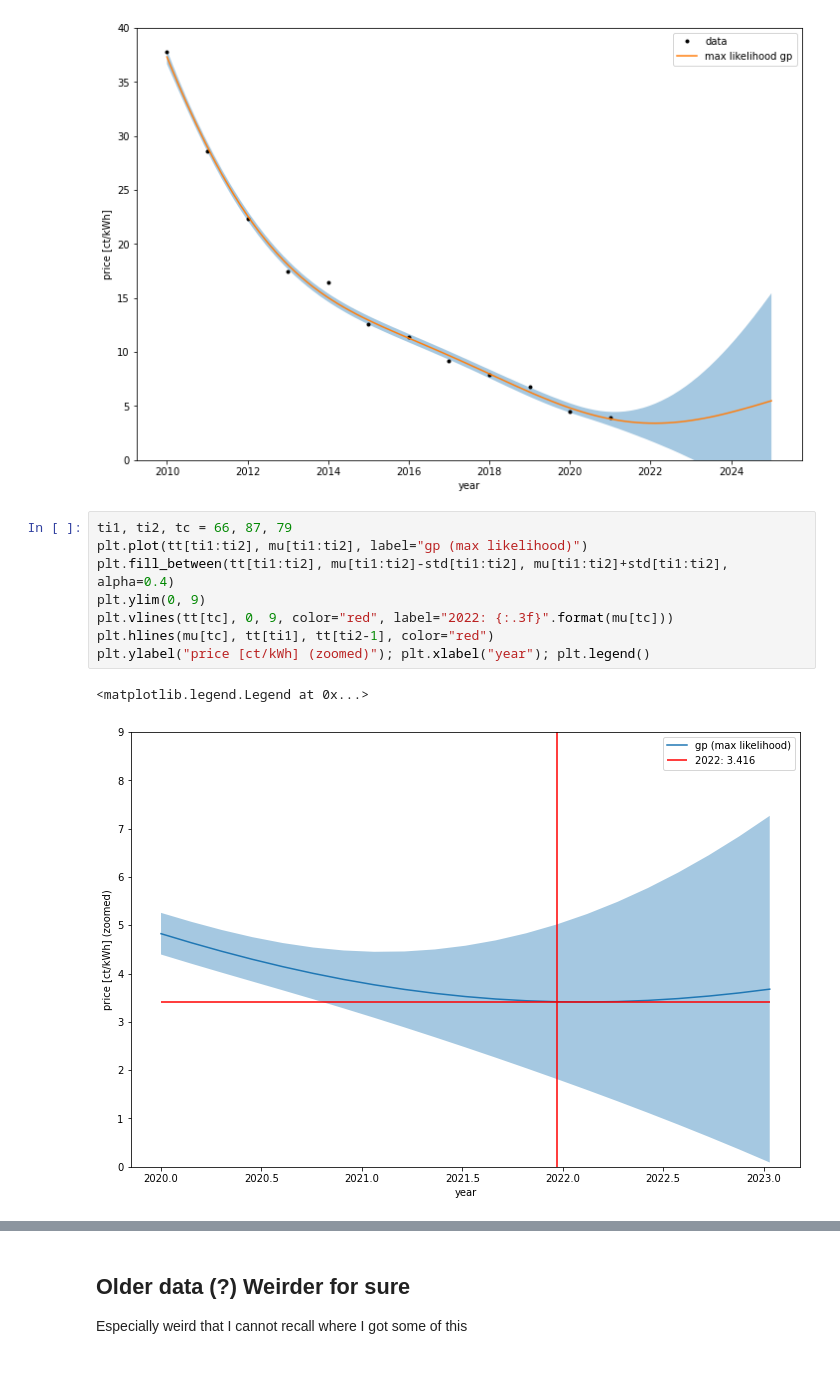
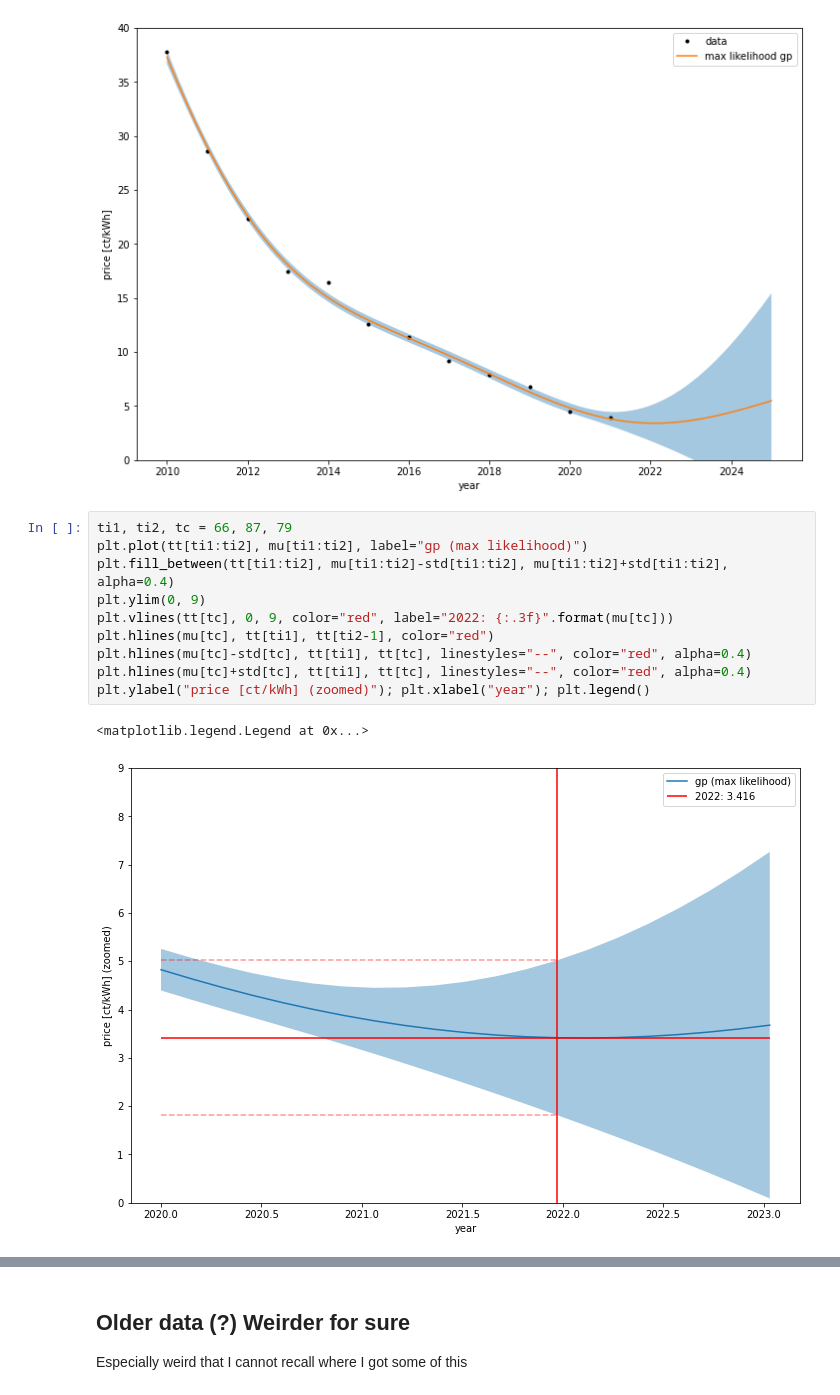
Before and after one commit to jvlatzko/Metaculus_predictions, a Jupyter notebook: 3521-Solar_prices.ipynb, the cells around one changed output, grey strips where cells are left out. Drawn from its saved outputs; the diff is of its cells as text.

Commit message:
Added std to zoomed plot

```diff
--- a/3521-Solar_prices.ipynb
+++ b/3521-Solar_prices.ipynb
@@ -95,11 +95,13 @@ plt.legend()
 # %%
 ti1, ti2, tc = 66, 87, 79
 plt.plot(tt[ti1:ti2], mu[ti1:ti2], label="gp (max likelihood)")
 plt.fill_between(tt[ti1:ti2], mu[ti1:ti2]-std[ti1:ti2], mu[ti1:ti2]+std[ti1:ti2], alpha=0.4)
 plt.ylim(0, 9)
 plt.vlines(tt[tc], 0, 9, color="red", label="2022: {:.3f}".format(mu[tc]))
 plt.hlines(mu[tc], tt[ti1], tt[ti2-1], color="red")
+plt.hlines(mu[tc]-std[tc], tt[ti1], tt[tc], linestyles="--", color="red", alpha=0.4)
+plt.hlines(mu[tc]+std[tc], tt[ti1], tt[tc], linestyles="--", color="red", alpha=0.4)
 plt.ylabel("price [ct/kWh] (zoomed)"); plt.xlabel("year"); plt.legend()
 # %% [output]
 <matplotlib.legend.Legend at 0x...>
-[figure, old version]
+[figure, new version]
```
Also changed, not shown: parts of 1 cell of this notebook.
